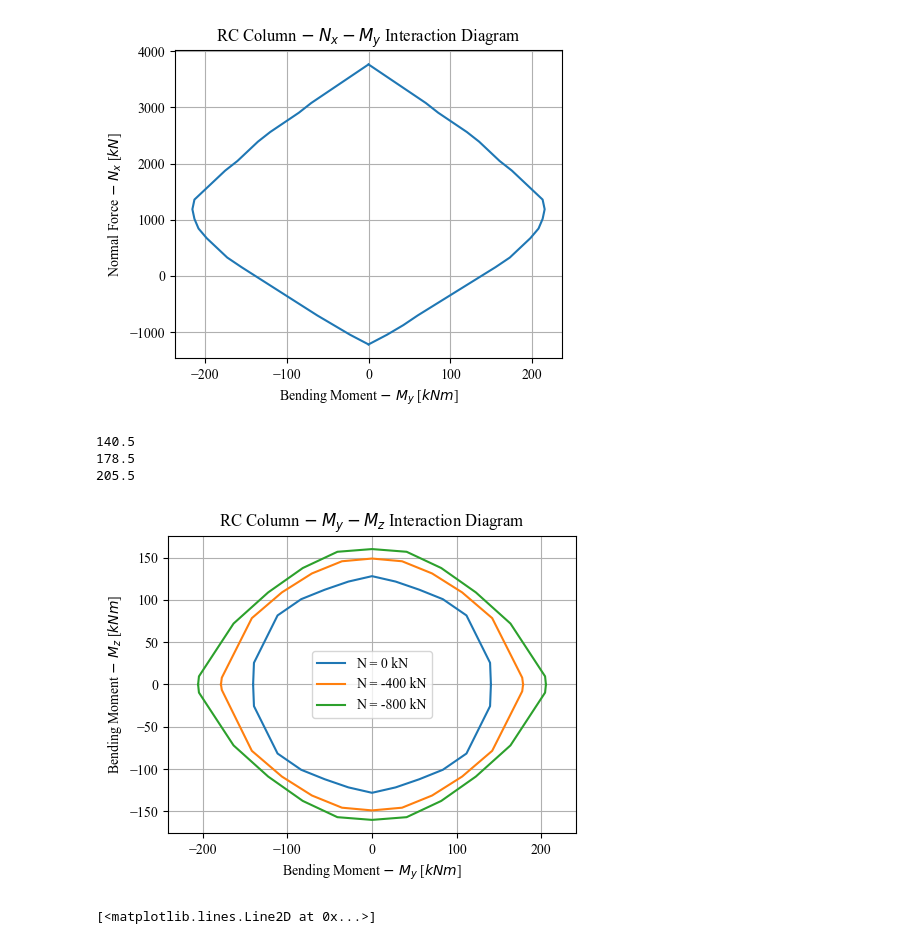
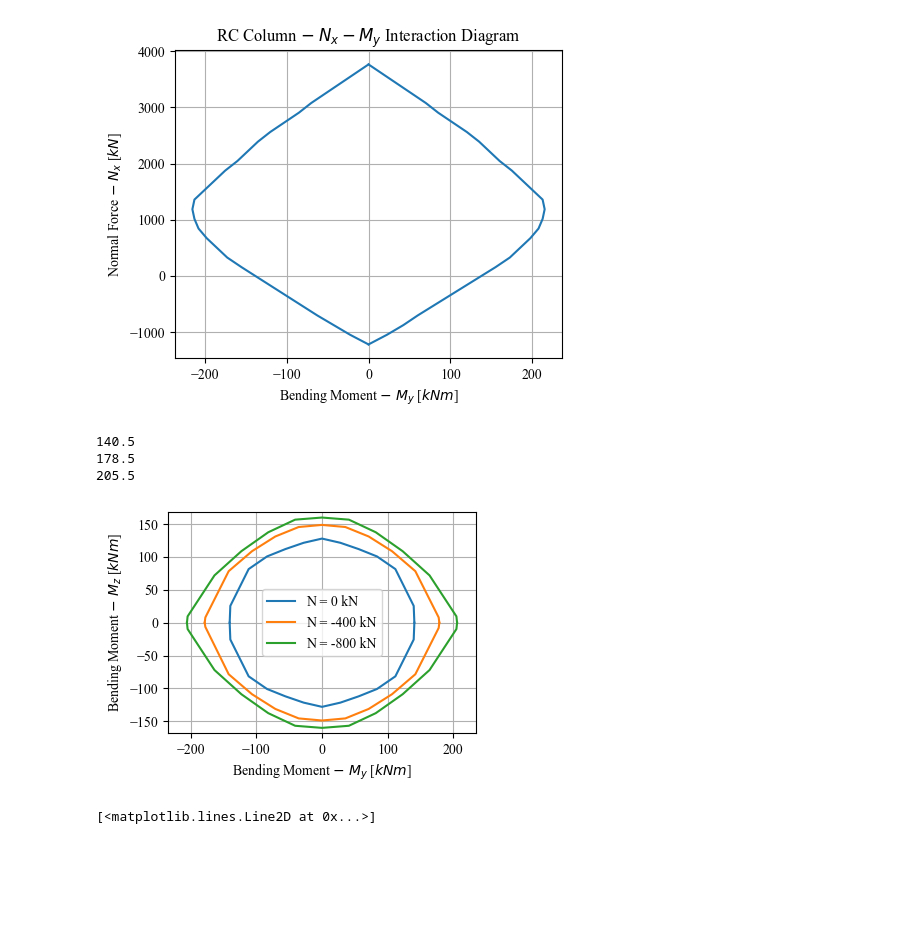
Before and after one commit to fabberne/code, a Jupyter notebook: 01_CrossSectionAnalysis/cross_sectional_stresses_strains/RC_section_analysis.ipynb, the cells around one changed output. Drawn from its saved outputs; the diff is of its cells as text; code cells hidden in the pictures; blank space fills up the shorter version.

```diff
--- a/01_CrossSectionAnalysis/cross_sectional_stresses_strains/RC_section_analysis.ipynb
+++ b/01_CrossSectionAnalysis/cross_sectional_stresses_strains/RC_section_analysis.ipynb
@@ -407,7 +407,7 @@ plt.show()
 -1220.0 3764.0
 [figure]
 # %%
-plt.figure(figsize=(5, 4))
+plt.figure(figsize=(4, 3))
 c = ['C0', 'C1', 'C2']
 
 for i, N_target in enumerate([0, 400, 800]):
@@ -440,35 +440,34 @@ for i, N_target in enumerate([0, 400, 800]):
 		for Mz in Mz_range:
 			initial_guess = [0.000001, 0.000001, 0.000001]
 			result = fsolve(system_of_equations, initial_guess, args=(N_target, My, Mz), full_output=1)
 			if result[2] == 1:
 				Mz_success.append(Mz)
 		if len(Mz_success) > 0:
 			My_sol.append(My)
 			Mz_neg.append(min(Mz_success))
 			Mz_pos.append(max(Mz_success))
 
 	My_sol.append(My_max)
 	Mz_neg.append(0)
 	Mz_pos.append(0)
 
 	plt.plot(My_sol, Mz_neg, color=c[i])
 	plt.plot(My_sol, Mz_pos, color=c[i], label=f"N = {-N_target} kN")
 
 
 plt.xlabel("Bending Moment $-$ $M_y$ [$kNm$]")
 plt.ylabel("Bending Moment $-$ $M_z$ [$kNm$]")
-plt.title("RC Column $-$ $M_y-M_z$ Interaction Diagram")
 plt.grid()
 plt.axis("equal")
 plt.legend()
 plt.tight_layout()
 plt.savefig('images/concrete/300x300_My_Mz_interaction.png', dpi=300, bbox_inches='tight')
 plt.show()
 # %% [output]
 140.5
 178.5
 205.5
-[figure, old version]
+[figure, new version]
 # %%
 My = np.linspace(-150, 150, 401)
 
```
Also changed, not shown: parts of 3 cells of this notebook, 21 other files.
